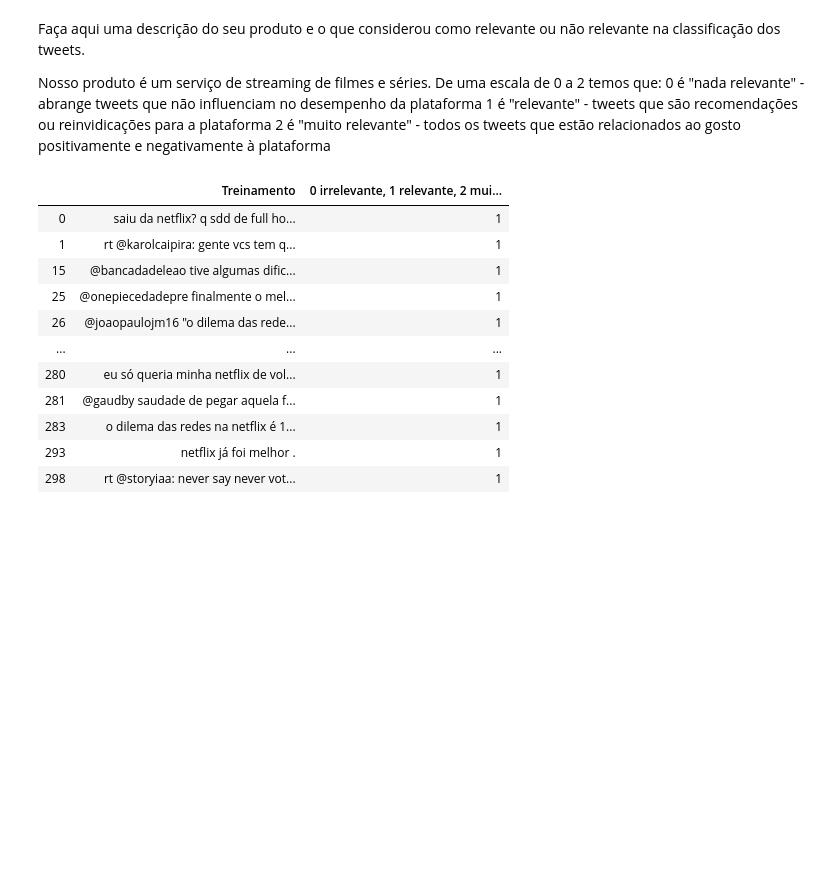
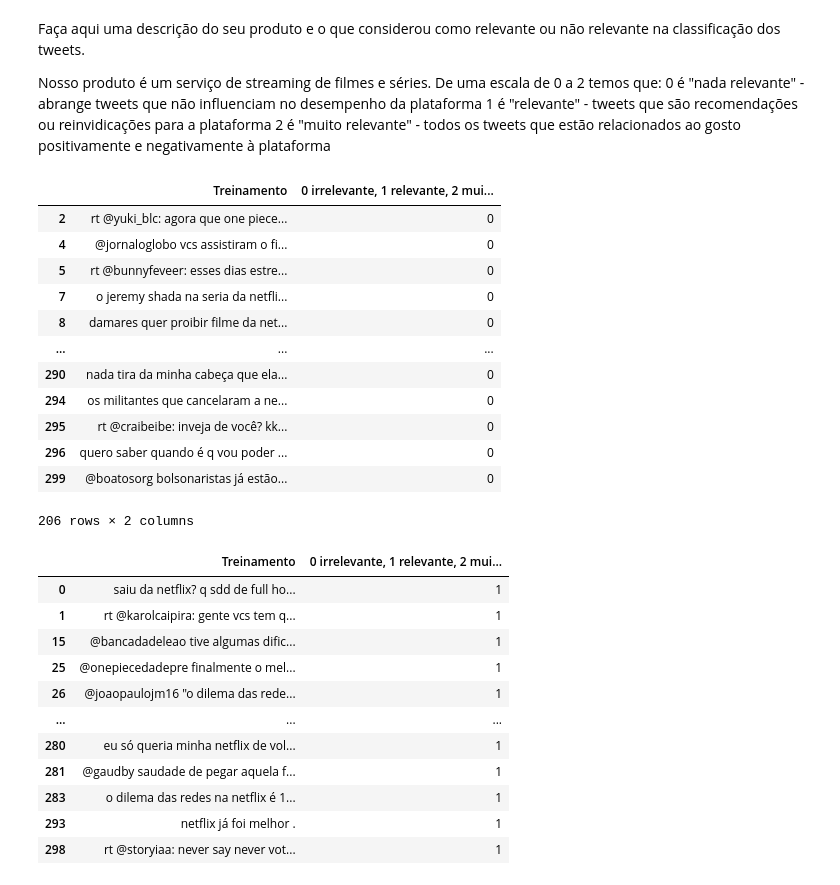
Before and after one commit to Lila-Hadba/estherlila, a Jupyter notebook: p1/Projeto1_Classificador_layout.ipynb, the cells around one changed output. Drawn from its saved outputs; the diff is of its cells as text; code cells hidden in the pictures; blank space fills up the shorter version.

```diff
--- a/p1/Projeto1_Classificador_layout.ipynb
+++ b/p1/Projeto1_Classificador_layout.ipynb
@@ -74,3 +74,20 @@ Nosso produto é um serviço de streaming de filmes e séries. De uma escala de
 0 é "nada relevante" - abrange tweets que não influenciam no desempenho da plataforma
 1 é "relevante" - tweets que são recomendações ou reinvidicações para a plataforma
 2 é "muito relevante" - todos os tweets que estão relacionados ao gosto positivamente e negativamente à plataforma
+# %%
+dfnaorelevante = train.loc[train['0 irrelevante, 1 relevante, 2 muito relevante'] == 0]
+dfnaorelevante
+# %% [output]
+|  | Treinamento | 0 irrelevante, 1 relevante, 2 mui... |
+| 2 | rt @yuki_blc: agora que one piece... | 0 |
+| 4 | @jornaloglobo vcs assistiram o fi... | 0 |
+| 5 | rt @bunnyfeveer: esses dias estre... | 0 |
+| 7 | o jeremy shada na seria da netfli... | 0 |
+| 8 | damares quer proibir filme da net... | 0 |
+| ... | ... | ... |
+| 290 | nada tira da minha cabeça que ela... | 0 |
+| 294 | os militantes que cancelaram a ne... | 0 |
+| 295 | rt @craibeibe: inveja de você? kk... | 0 |
+| 296 | quero saber quando é q vou poder ... | 0 |
+| 299 | @boatosorg bolsonaristas já estão... | 0 |
+206 rows × 2 columns
```
Also changed, not shown: parts of 19 cells of this notebook.
